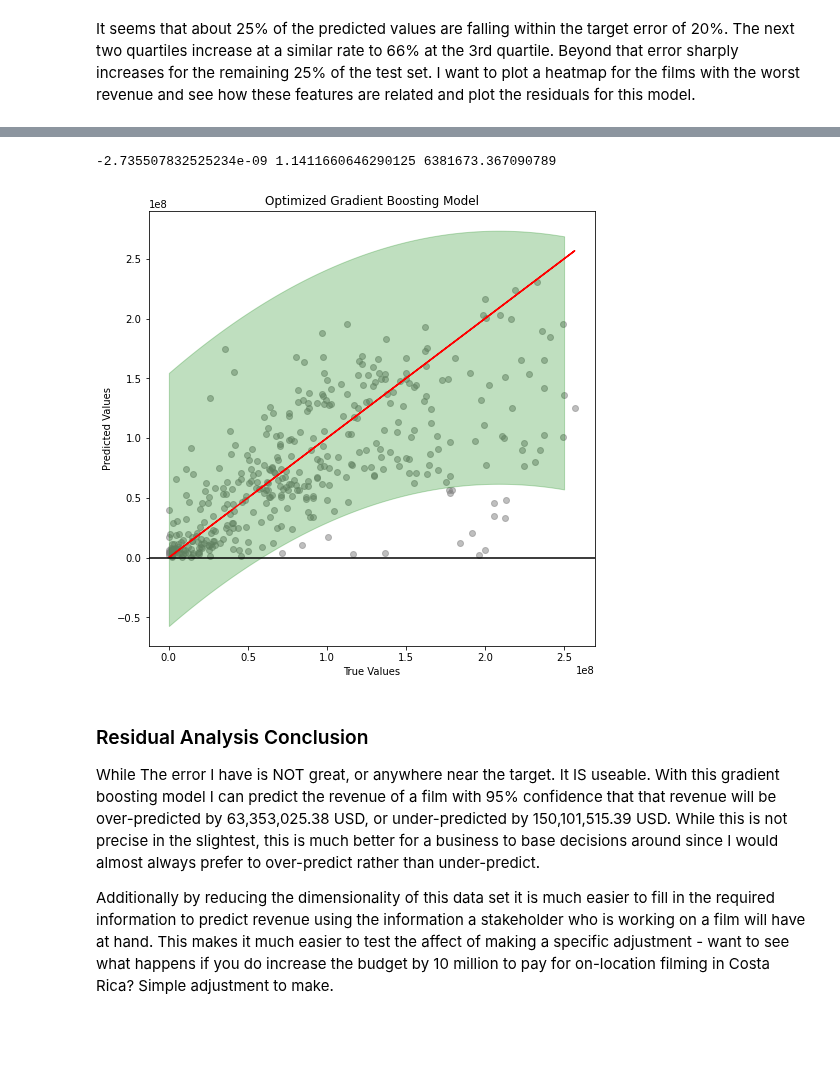
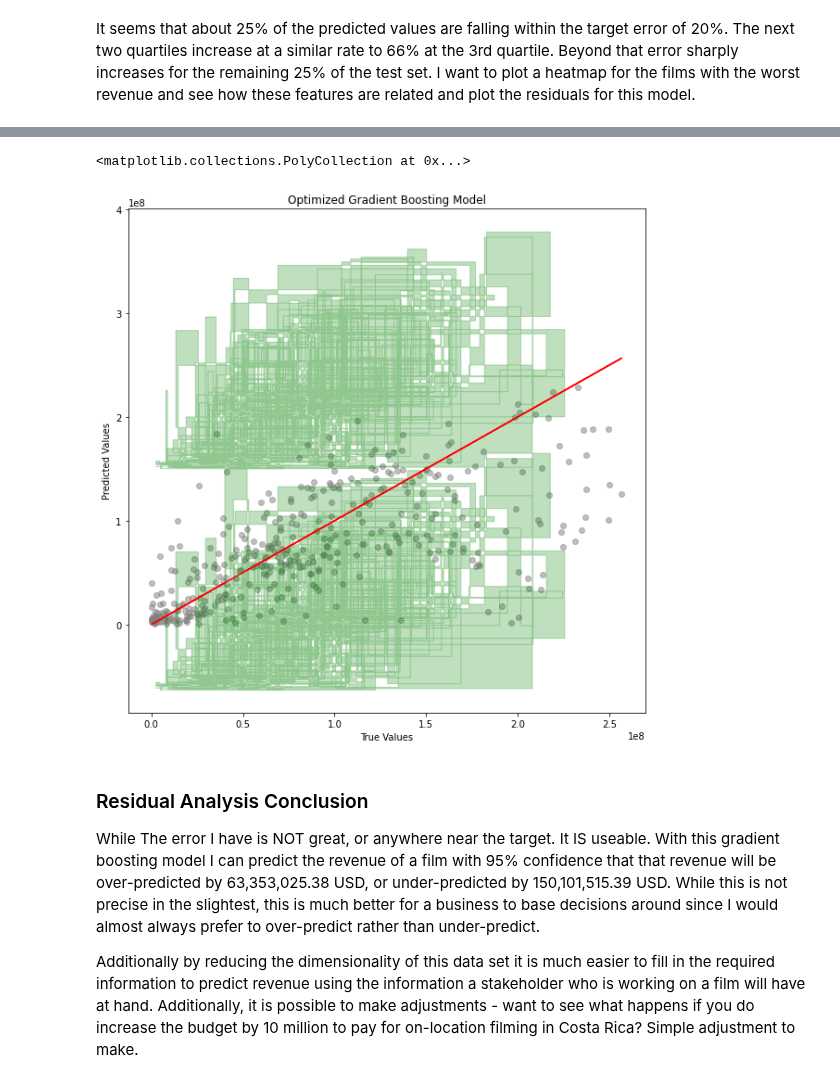
Before and after one commit to NickD-Dean/Springboard, a Jupyter notebook: Capstone Project 2/Code/05.2 - Modeling & Reducing Dimensionality-V2.0-log transform problem.ipynb, the cells around one changed output, grey strips where cells are left out. Cells and saved outputs as stored; diff of their text form; code cells hidden in the pictures; blank space fills up the shorter version.

```diff
--- a/Capstone Project 2/Code/05.2 - Modeling & Reducing Dimensionality-V2.0-log transform problem.ipynb
+++ b/Capstone Project 2/Code/05.2 - Modeling & Reducing Dimensionality-V2.0-log transform problem.ipynb
@@ -765,25 +767,18 @@ Each prediction could vary by as much as $ 148128711.59  above the predicted val
-# %%
-a, b, d = np.polyfit(exp_y_test, grade_preds, 2)
-print(a, b, d)
-# %% [output]
--2.735507832525234e-09 1.1411660646290125 6381673.367090789
 # %%
 # Plotting predicted vs true values with line of 0 Percent error in red, and error window in green
-plt.figure(figsize=(8,8))
+plt.figure(figsize=(10,10))
 plt.scatter(exp_y_test, grade_preds, alpha=0.5, color='grey')
 plt.title('Optimized Gradient Boosting Model')
 plt.ylabel('Predicted Values')
 plt.xlabel('True Values')
 plt.plot(exp_y_test, exp_y_test, color='r')
-plt.axhline(y=0, color='k')
-#plotting error on graph
-x = np.arange(-1, 2.5e8, 1000)
-plt.fill_between(x, (a*x**2 + b*x + d)+Lower, (a*x**2 + b*x + d)+Upper, alpha=0.25, color='g');
+plt.fill_between(exp_y_test, grade_preds+Lower, grade_preds+Upper, alpha=0.25, color='g', step='mid')
 # %% [output]
+<matplotlib.collections.PolyCollection at 0x...>
-[figure, old version]
+[figure, new version]
 # %% [markdown]
 ### Residual Analysis Conclusion
 
 While The error I have is NOT great, or anywhere near the target.  It IS useable.  With this gradient boosting model I can predict the revenue of a film with 95% confidence that that revenue will be over-predicted by 63,353,025.38 USD, or under-predicted by 150,101,515.39 USD.  While this is not precise in the slightest, this is much better for a business to base decisions around since I would almost always prefer to over-predict rather than under-predict.
 
-Additionally by reducing the dimensionality of this data set it is much easier to fill in the required information to predict revenue using the information a stakeholder who is working on a film will have at hand.  This makes it much easier to test the affect of making a specific adjustment - want to see what happens if you do increase the budget by 10 million to pay for on-location filming in Costa Rica? Simple adjustment to make.
+Additionally by reducing the dimensionality of this data set it is much easier to fill in the required information to predict revenue using the information a stakeholder who is working on a film will have at hand.  Additionally, it is possible to make adjustments - want to see what happens if you do increase the budget by 10 million to pay for on-location filming in Costa Rica? Simple adjustment to make.
```
Also changed, not shown: parts of 16 cells of this notebook, 10 other files.
